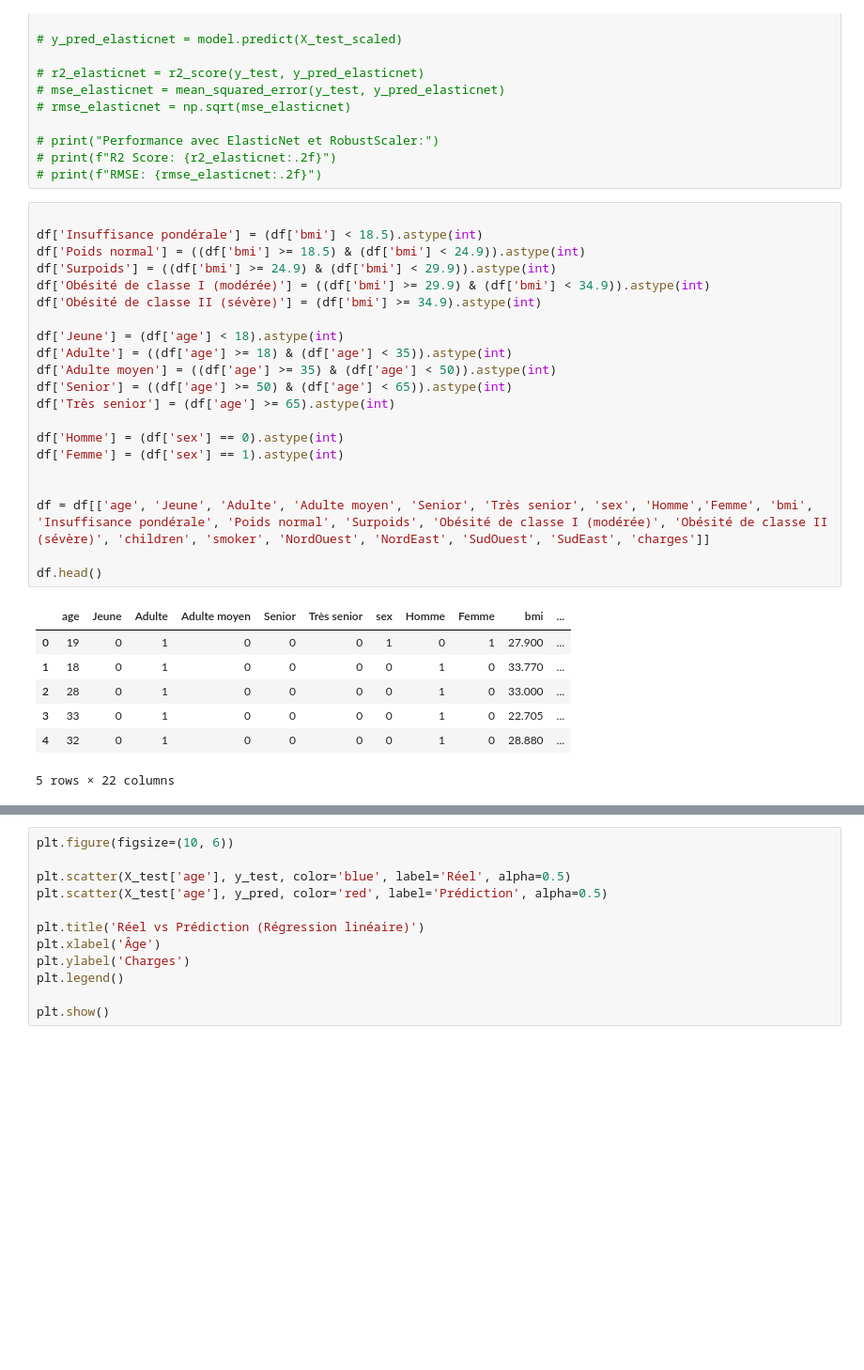
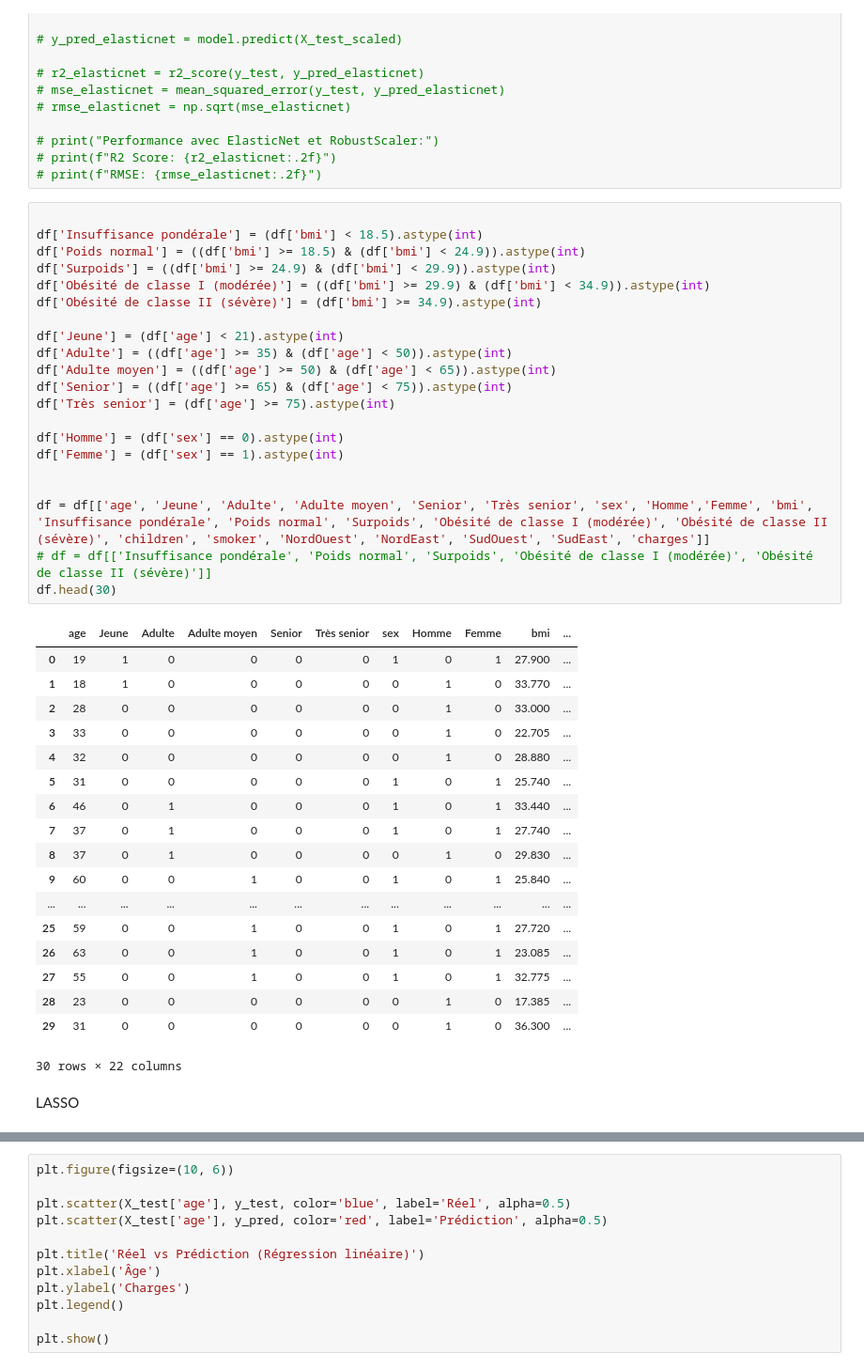
Before and after one commit to ElieLECAS/Assurance_FE, a Jupyter notebook: checklist.ipynb, the cells around one changed output, grey strips where cells are left out. Shown at 94% size. Saved outputs shown, nothing was run; the diff lists cells and outputs as text; blank space fills up the shorter version.

```diff
--- a/checklist.ipynb
+++ b/checklist.ipynb
@@ -338,30 +338,43 @@ for sex_value in unique_sex_values:
 # %%
 
 df['Insuffisance pondérale'] = (df['bmi'] < 18.5).astype(int)
 df['Poids normal'] = ((df['bmi'] >= 18.5) & (df['bmi'] < 24.9)).astype(int)
 df['Surpoids'] = ((df['bmi'] >= 24.9) & (df['bmi'] < 29.9)).astype(int)
 df['Obésité de classe I (modérée)'] = ((df['bmi'] >= 29.9) & (df['bmi'] < 34.9)).astype(int)
 df['Obésité de classe II (sévère)'] = (df['bmi'] >= 34.9).astype(int)
 
-df['Jeune'] = (df['age'] < 18).astype(int)
-df['Adulte'] = ((df['age'] >= 18) & (df['age'] < 35)).astype(int)
-df['Adulte moyen'] = ((df['age'] >= 35) & (df['age'] < 50)).astype(int)
-df['Senior'] = ((df['age'] >= 50) & (df['age'] < 65)).astype(int)
-df['Très senior'] = (df['age'] >= 65).astype(int)
+df['Jeune'] = (df['age'] < 21).astype(int)
+df['Adulte'] = ((df['age'] >= 35) & (df['age'] < 50)).astype(int)
+df['Adulte moyen'] = ((df['age'] >= 50) & (df['age'] < 65)).astype(int)
+df['Senior'] = ((df['age'] >= 65) & (df['age'] < 75)).astype(int)
+df['Très senior'] = (df['age'] >= 75).astype(int)
 
 df['Homme'] = (df['sex'] == 0).astype(int)
 df['Femme'] = (df['sex'] == 1).astype(int)
 
 
 df = df[['age', 'Jeune', 'Adulte', 'Adulte moyen', 'Senior', 'Très senior', 'sex', 'Homme','Femme', 'bmi', 'Insuffisance pondérale', 'Poids normal', 'Surpoids', 'Obésité de classe I (modérée)', 'Obésité de classe II (sévère)', 'children', 'smoker', 'NordOuest', 'NordEast', 'SudOuest', 'SudEast', 'charges']]
-
-df.head()
+# df = df[['Insuffisance pondérale', 'Poids normal', 'Surpoids', 'Obésité de classe I (modérée)', 'Obésité de classe II (sévère)']]
+df.head(30)
 # %% [output]
 |  | age | Jeune | Adulte | Adulte moyen | Senior | Très senior | sex | Homme | Femme | bmi | ... |
-| 0 | 19 | 0 | 1 | 0 | 0 | 0 | 1 | 0 | 1 | 27.900 | ... |
-| 1 | 18 | 0 | 1 | 0 | 0 | 0 | 0 | 1 | 0 | 33.770 | ... |
-| 2 | 28 | 0 | 1 | 0 | 0 | 0 | 0 | 1 | 0 | 33.000 | ... |
-| 3 | 33 | 0 | 1 | 0 | 0 | 0 | 0 | 1 | 0 | 22.705 | ... |
-| 4 | 32 | 0 | 1 | 0 | 0 | 0 | 0 | 1 | 0 | 28.880 | ... |
+| 0 | 19 | 1 | 0 | 0 | 0 | 0 | 1 | 0 | 1 | 27.900 | ... |
+| 1 | 18 | 1 | 0 | 0 | 0 | 0 | 0 | 1 | 0 | 33.770 | ... |
+| 2 | 28 | 0 | 0 | 0 | 0 | 0 | 0 | 1 | 0 | 33.000 | ... |
+| 3 | 33 | 0 | 0 | 0 | 0 | 0 | 0 | 1 | 0 | 22.705 | ... |
+| 4 | 32 | 0 | 0 | 0 | 0 | 0 | 0 | 1 | 0 | 28.880 | ... |
+| 5 | 31 | 0 | 0 | 0 | 0 | 0 | 1 | 0 | 1 | 25.740 | ... |
+| 6 | 46 | 0 | 1 | 0 | 0 | 0 | 1 | 0 | 1 | 33.440 | ... |
+| 7 | 37 | 0 | 1 | 0 | 0 | 0 | 1 | 0 | 1 | 27.740 | ... |
+| 8 | 37 | 0 | 1 | 0 | 0 | 0 | 0 | 1 | 0 | 29.830 | ... |
+| 9 | 60 | 0 | 0 | 1 | 0 | 0 | 1 | 0 | 1 | 25.840 | ... |
+| ... | ... | ... | ... | ... | ... | ... | ... | ... | ... | ... | ... |
+| 25 | 59 | 0 | 0 | 1 | 0 | 0 | 1 | 0 | 1 | 27.720 | ... |
+| 26 | 63 | 0 | 0 | 1 | 0 | 0 | 1 | 0 | 1 | 23.085 | ... |
+| 27 | 55 | 0 | 0 | 1 | 0 | 0 | 1 | 0 | 1 | 32.775 | ... |
+| 28 | 23 | 0 | 0 | 0 | 0 | 0 | 0 | 1 | 0 | 17.385 | ... |
+| 29 | 31 | 0 | 0 | 0 | 0 | 0 | 0 | 1 | 0 | 36.300 | ... |
-5 rows × 22 columns
+30 rows × 22 columns
+# %% [markdown]
+LASSO
 # %%
```
Also changed, not shown: parts of 4 cells of this notebook.
